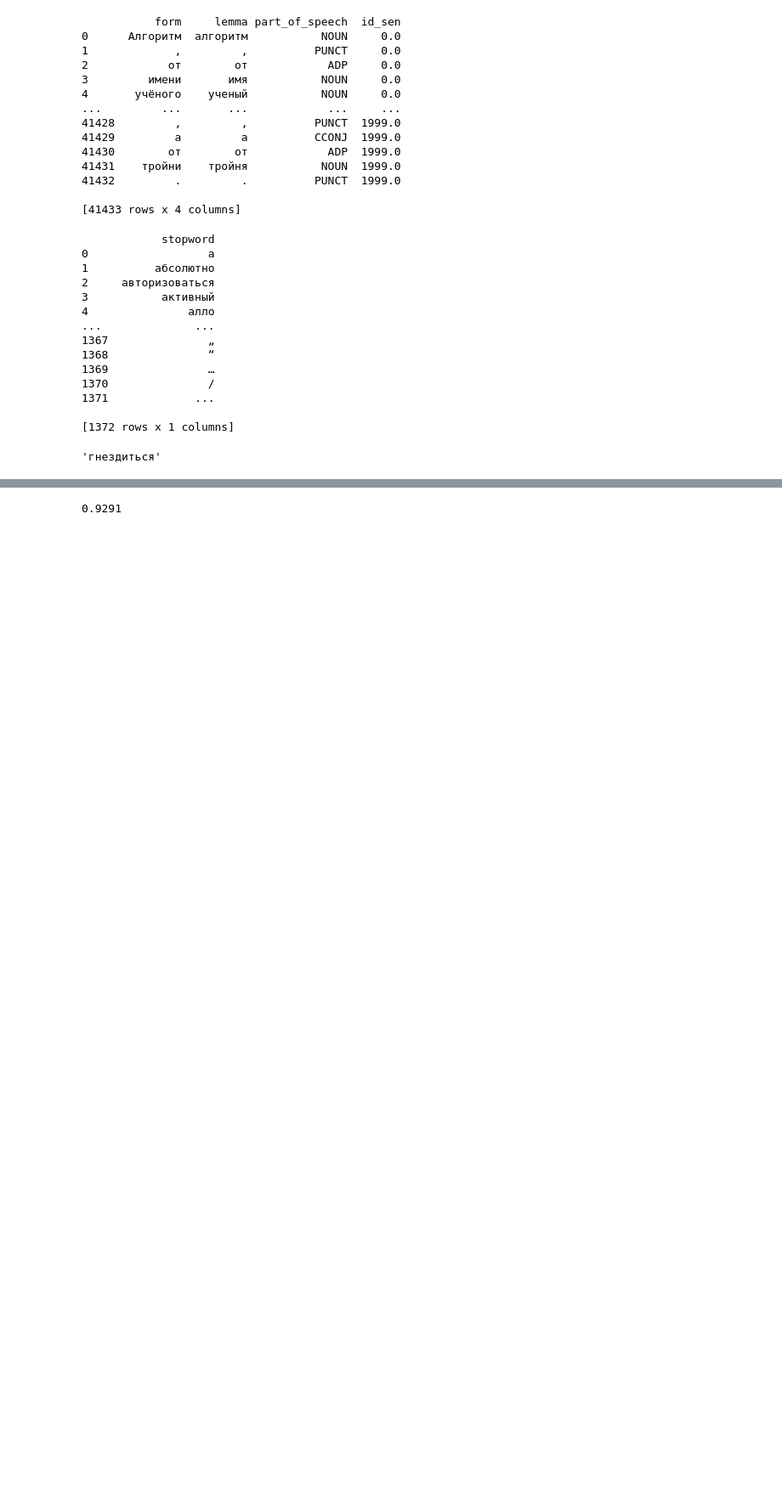
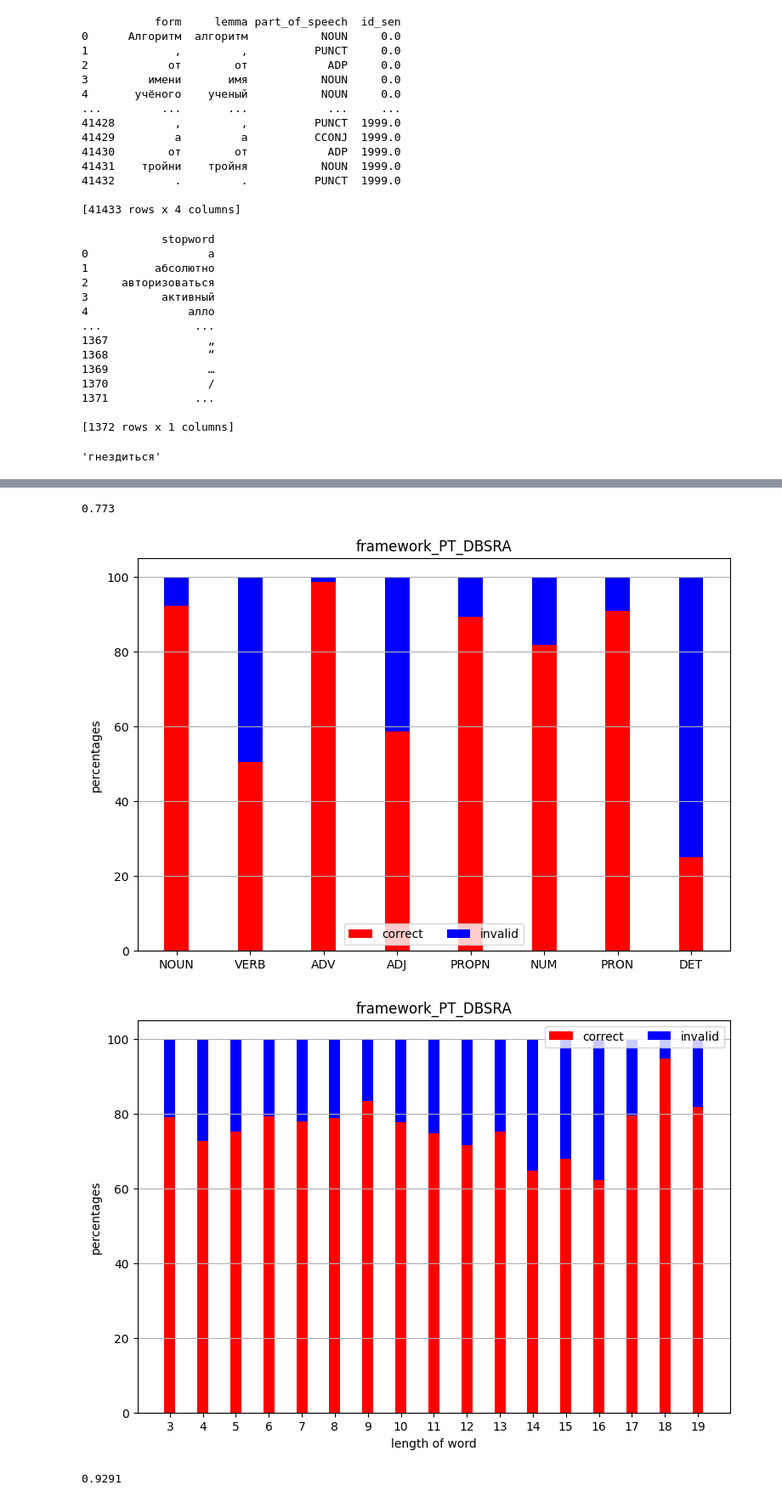
Before and after one commit to Dx-by-Dy/Python-programs, a Jupyter notebook: NLP/pp.ipynb, the cells around one changed output, grey strips where cells are left out. Shown at 85% size. Cells and saved outputs as stored; diff of their text form; code cells hidden in the pictures; blank space fills up the shorter version.

```diff
--- a/NLP/pp.ipynb
+++ b/NLP/pp.ipynb
@@ -528,3 +528,24 @@ def damerau_levenshtein_distance(s1, s2):
+# %%
+def lemma_framework_PT_DBSRA(w):
+
+    lemma_PT = trie.getLemma(w)
+    lemma_DBSRA = lemma_dbsra(w)
+
+    if lemma_PT == lemma_DBSRA:
+        return lemma_PT
+
+    dist_PT = jaro_vin_dist(lemma_PT, w, 1, 0.9, 0.7)
+    dist_DBSRA = jaro_vin_dist(lemma_DBSRA, w, 1, 0.9, 0.7)
+
+    if dist_PT < dist_DBSRA:
+        lemma = lemma_DBSRA
+    else:
+        lemma = lemma_PT
+
+    if max(dist_PT, dist_DBSRA) < 0.7:
+        return w
+
+    return lemma
 # %%
 def lemma_lev_dam(w):
     lemma = w
@@ -575,3 +592,12 @@ print_res_len(hist, "Levenshtein distance")
+# %%
+hist = test_metric(lemma_framework_PT_DBSRA, 10000)
+print_res_part(hist, "framework_PT_DBSRA")
+print_res_len(hist, "framework_PT_DBSRA")
+# 0.750
+# %% [output]
+0.773
+[figure, added]
+[figure, added]
 # %%
 hist = test_metric(lambda x: morph.parse(x)[0].normal_form, 10000)
 print_res_part(hist, "DBSRA")
```
Also changed, not shown: parts of 3 cells of this notebook, 14 other files.
